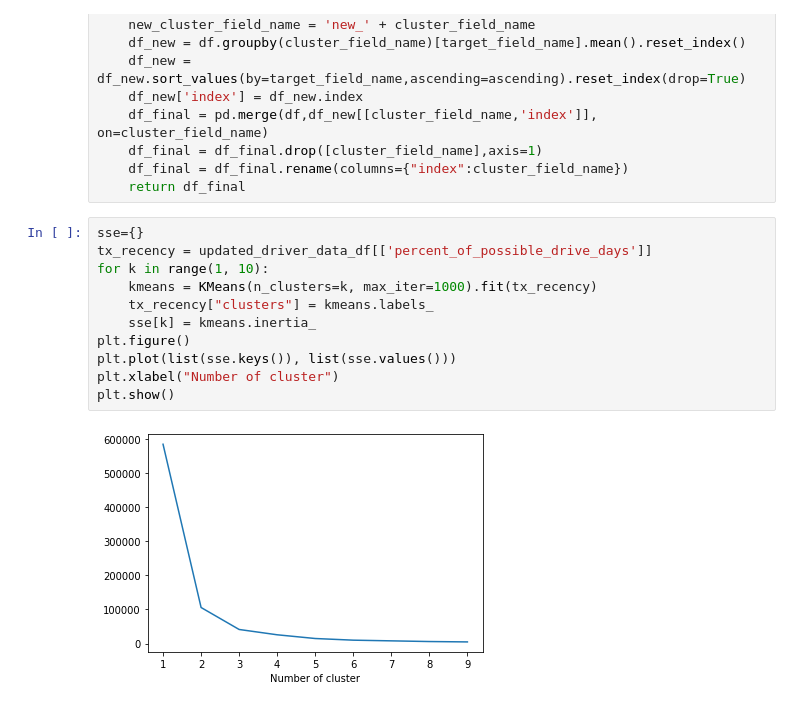
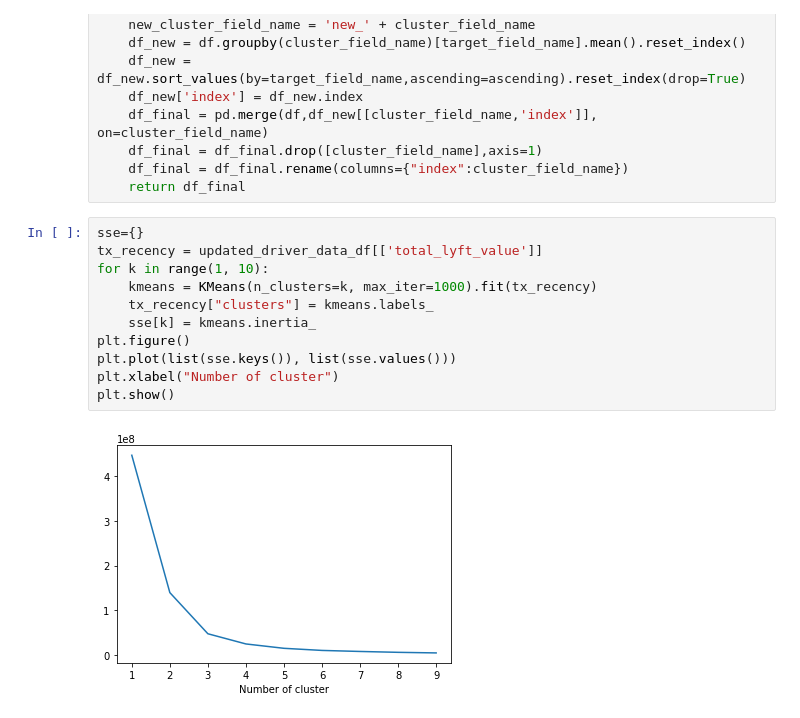
Before and after one commit to AugmentedMode/Lyft-Data-Challenge, a Jupyter notebook: Lyft-Data-Analysis.ipynb, the cells around one changed output. Saved outputs shown, nothing was run; the diff lists cells and outputs as text.

Commit message:
more clustering and visuals

```diff
--- a/Lyft-Data-Analysis.ipynb
+++ b/Lyft-Data-Analysis.ipynb
@@ -415,17 +453,17 @@ def order_cluster(cluster_field_name, target_field_name,df,ascending):
     return df_final
 # %%
 sse={}
-tx_recency = updated_driver_data_df[['percent_of_possible_drive_days']]
+tx_recency = updated_driver_data_df[['total_lyft_value']]
 for k in range(1, 10):
     kmeans = KMeans(n_clusters=k, max_iter=1000).fit(tx_recency)
     tx_recency["clusters"] = kmeans.labels_
     sse[k] = kmeans.inertia_
 plt.figure()
 plt.plot(list(sse.keys()), list(sse.values()))
 plt.xlabel("Number of cluster")
 plt.show()
 # %% [output]
-[figure, old version]
+[figure, new version]
 # %%
 #build 4 clusters for recency and add it to dataframe
 
```
Also changed, not shown: parts of 21 cells of this notebook.
